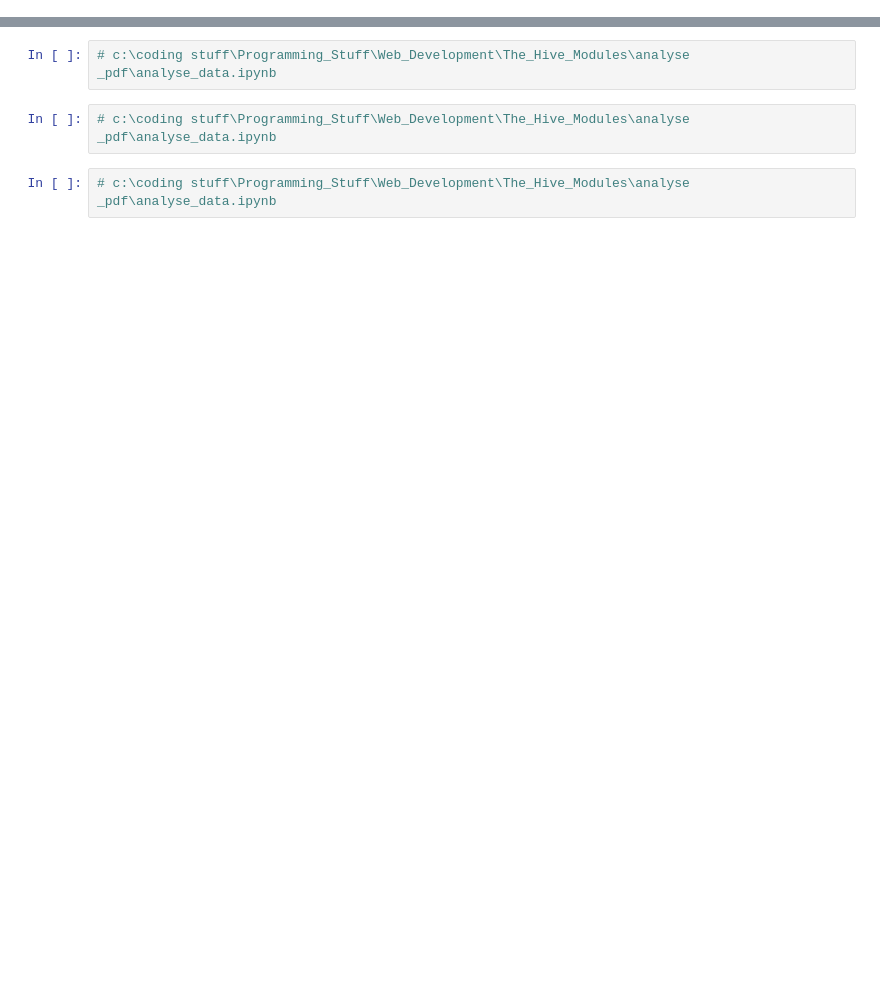
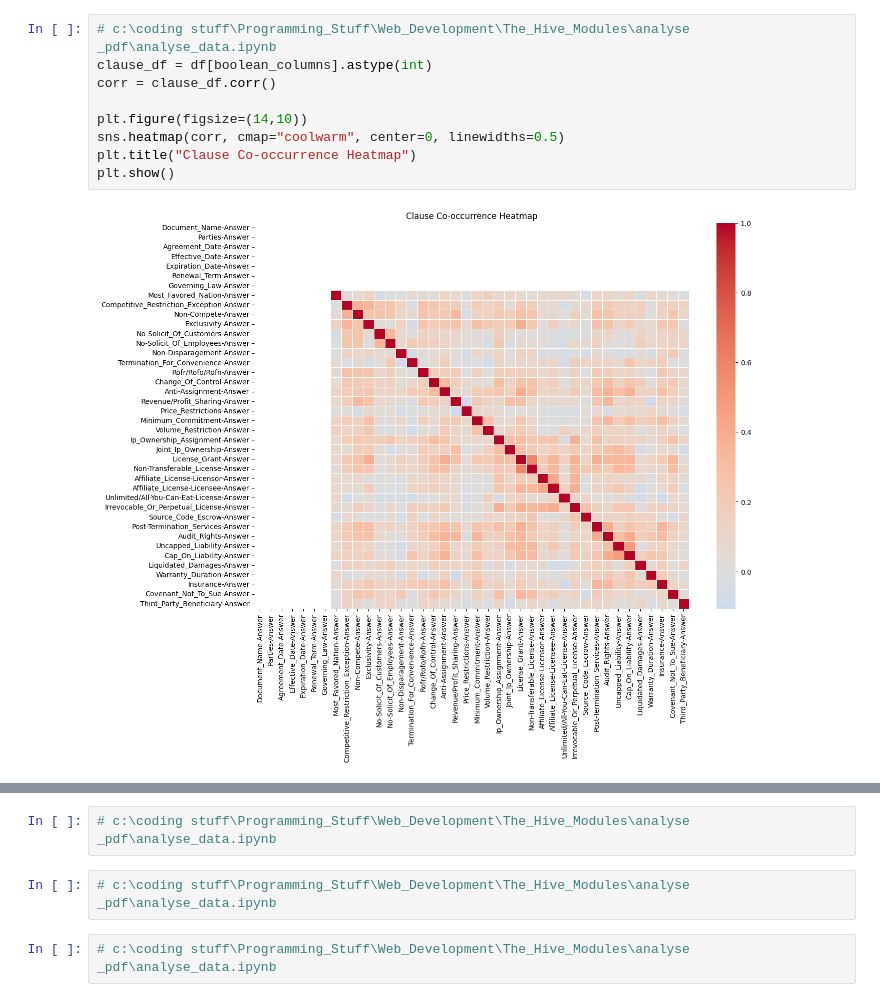
Before and after one commit to SHIBINSHA02/The_Hive_Modules, a Jupyter notebook: analyse _pdf/analyse_data.ipynb, the cells around one changed output, grey strips where cells are left out. Cells and saved outputs as stored; diff of their text form; blank space fills up the shorter version.

```diff
--- a/analyse _pdf/analyse_data.ipynb
+++ b/analyse _pdf/analyse_data.ipynb
@@ -2,0 +90,11 @@
+# %%
+# c:\coding stuff\Programming_Stuff\Web_Development\The_Hive_Modules\analyse _pdf\analyse_data.ipynb
+clause_df = df[boolean_columns].astype(int)
+corr = clause_df.corr()
+
+plt.figure(figsize=(14,10))
+sns.heatmap(corr, cmap="coolwarm", center=0, linewidths=0.5)
+plt.title("Clause Co-occurrence Heatmap")
+plt.show()
+# %% [output]
+[figure, added]
```
Also changed, not shown: parts of 7 cells of this notebook, 5 other files.
